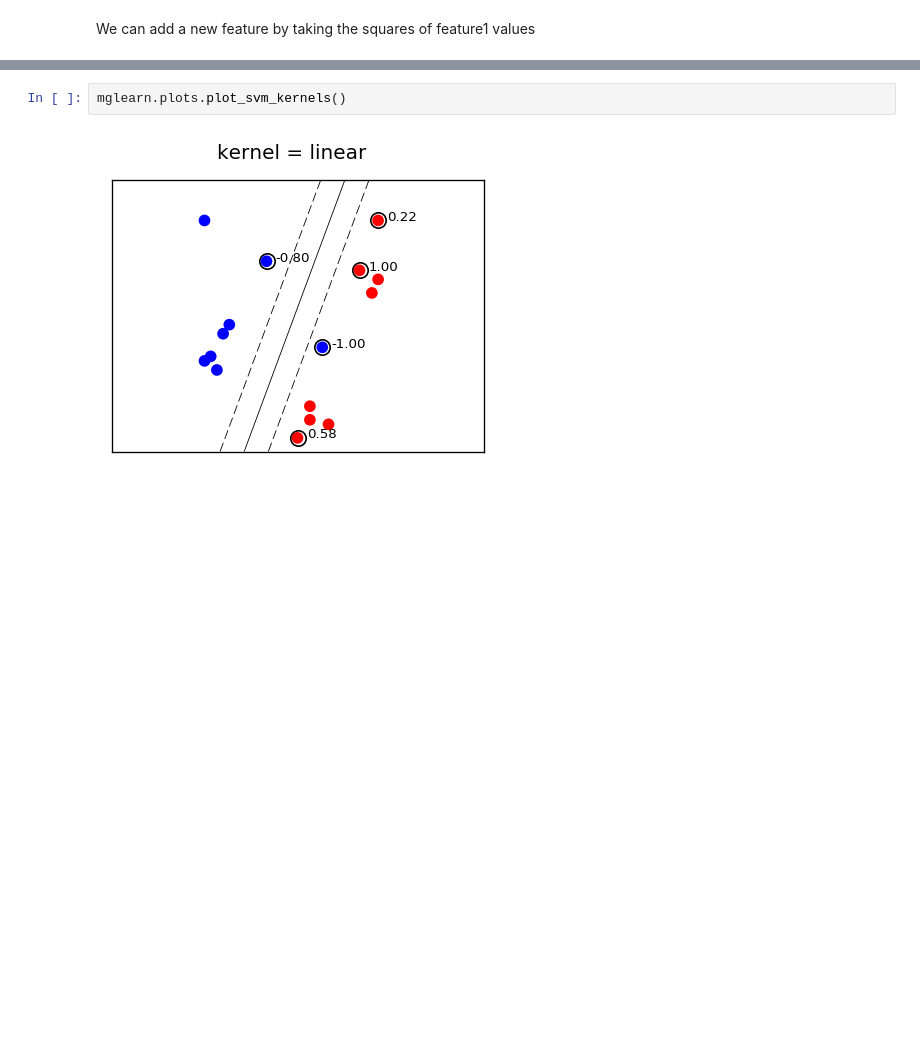
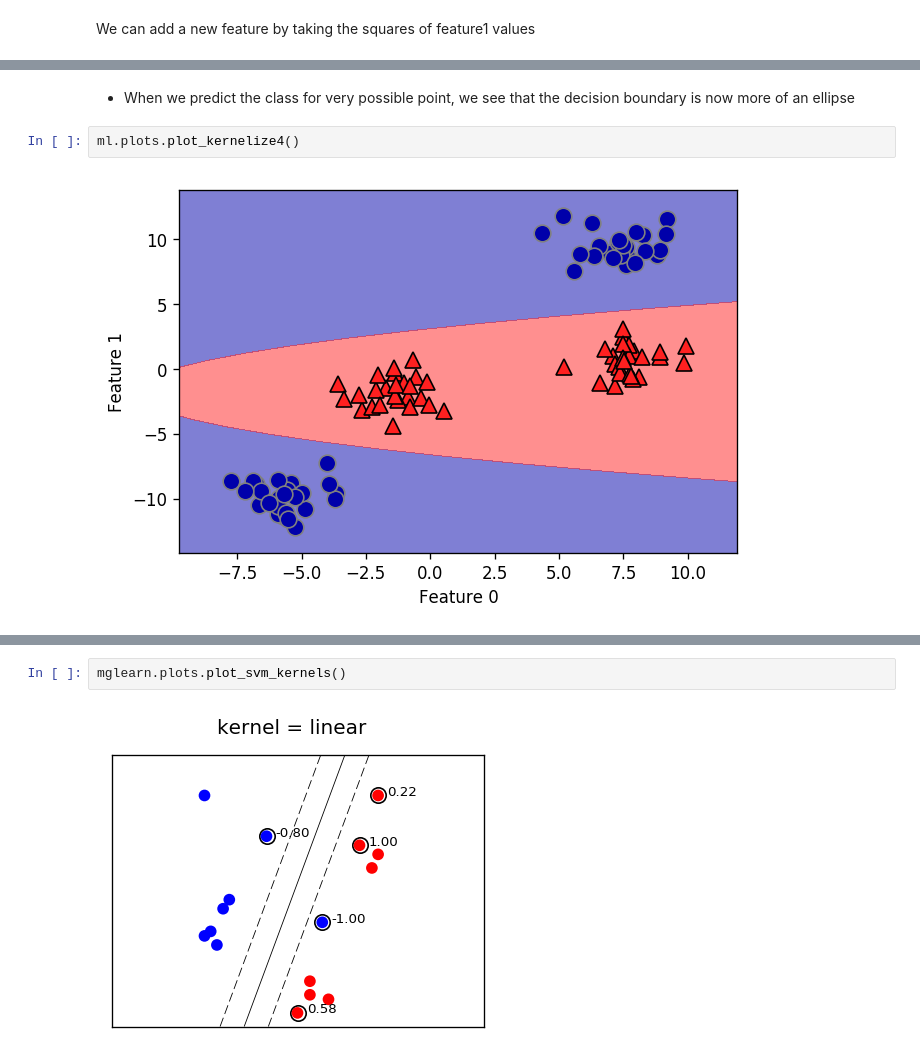
Before and after one commit to joaquinvanschoren/JADS_DM, a Jupyter notebook: 10 - Support Vector Machines and Neural Nets.ipynb, the cells around one changed output, grey strips where cells are left out. Saved outputs shown, nothing was run; the diff lists cells and outputs as text; blank space fills up the shorter version.

```diff
--- a/10 - Support Vector Machines and Neural Nets.ipynb
+++ b/10 - Support Vector Machines and Neural Nets.ipynb
@@ -241,0 +165,6 @@ plt.ylabel("Feature 1");
+# %% [markdown]
+* When we predict the class for very possible point, we see that the decision boundary is now more of an ellipse
+# %%
+ml.plots.plot_kernelize4()
+# %% [output]
+[figure, added]
```
Also changed, not shown: parts of 52 cells of this notebook, 6 other files.
